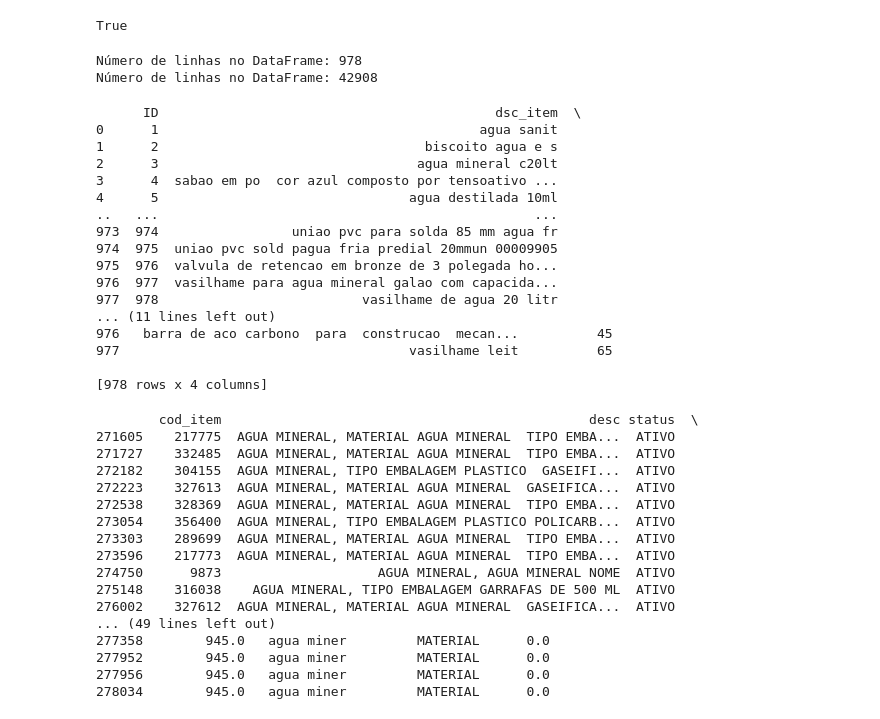
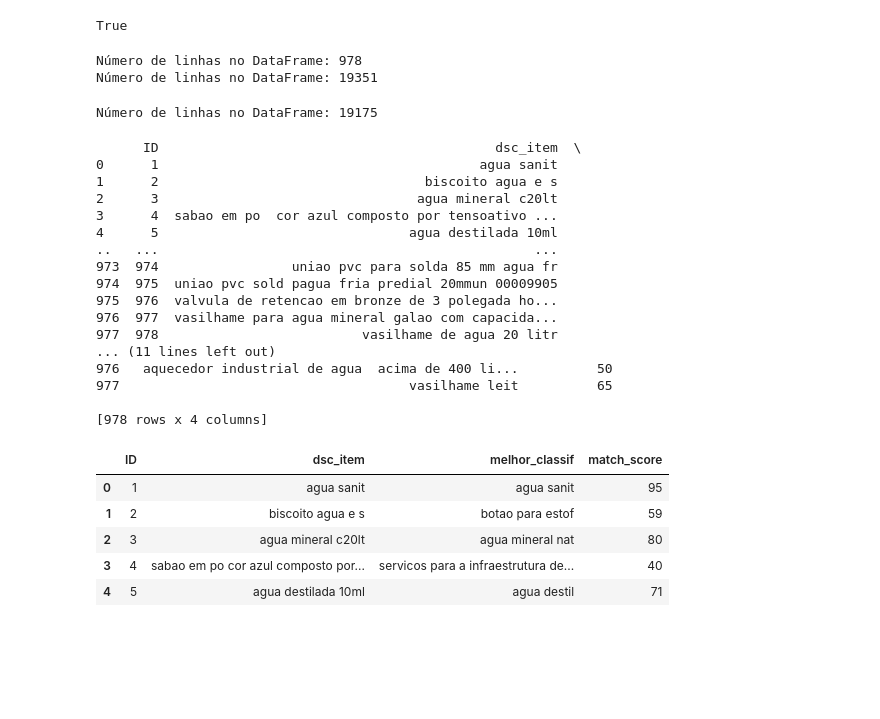
Before and after one commit to caiosousareis/NUS, a Jupyter notebook: Matching Fuzzy.ipynb, the cells around one changed output. Saved outputs shown, nothing was run; the diff lists cells and outputs as text; code cells hidden in the pictures; blank space fills up the shorter version.

```diff
--- a/Matching Fuzzy.ipynb
+++ b/Matching Fuzzy.ipynb
@@ -42,13 +42,35 @@ text['ID'] = range(1, len(text) + 1)
 num_linhas_text = len(text)
 print("Número de linhas no DataFrame:", num_linhas_text)
 
-origem_ID = origem_ID.drop(range(250000), axis=0)
-
+#origem_ID = origem_ID.drop(range(250000), axis=0)
+origem_ID = origem_ID.drop_duplicates(subset=["classif"], keep="first")
 num_linhas_classif = len(origem_ID)
 print("Número de linhas no DataFrame:", num_linhas_classif)
 # %% [output]
 Número de linhas no DataFrame: 978
-Número de linhas no DataFrame: 42908
+Número de linhas no DataFrame: 19351
+# %%
+valor_a_apagar = " ARMAMENTO"
+origem_ID=origem_ID[origem_ID["grupo"] != valor_a_apagar]
+
+valor_a_apagar1 = " MATERIAIS BELICOS NUCLEARES"
+origem_ID=origem_ID[origem_ID["grupo"] != valor_a_apagar1]
+
+valor_a_apagar2 = " EQUIPAMENTOS DE TIRO"
+origem_ID=origem_ID[origem_ID["grupo"] != valor_a_apagar2]
+
+valor_a_apagar3 = " MISSEIS GUIADOS"
+origem_ID=origem_ID[origem_ID["grupo"] != valor_a_apagar3]
+
+valor_a_apagar4 = " EQUIPAMENTOS PARA LANCAMENTOS, POUSO E MANOBRA DE AERONAVES"
+origem_ID=origem_ID[origem_ID["grupo"] != valor_a_apagar4]
+
+
+
+num_linhas= len(origem_ID)
+print("Número de linhas no DataFrame:", num_linhas)
+# %% [output]
+Número de linhas no DataFrame: 19175
 # %%
 #Limpando text.txt
 text['dsc_item'] = text['dsc_item'].astype(str)
@@ -90,6 +112,15 @@ for index, row in text.iterrows():
 
 # O DataFrame 'resultado' agora contém os resultados do matching fuzzy
 print(resultado)
+#Alterar Depois--------------------------------------------------------
+    # Crie um DataFrame temporário para esta linha
+    #temp_df = pd.DataFrame({'ID': [ID], 'dsc_item': [dsc_item_text], 'melhor_classif': [melhor_classif], 'match_score': [melhor_score]})
+
+    # Concatene o DataFrame temporário ao 'resultado'
+    #resultado = pd.concat([resultado, temp_df], ignore_index=True)
+
+# O DataFrame 'resultado' agora contém os resultados do matching fuzzy
+#print(resultado)
 # %% [output]
       ID                                           dsc_item  \
 0      1                                         agua sanit
@@ -104,39 +135,20 @@ print(resultado)
 976  977  vasilhame para agua mineral galao com capacida...
 977  978                          vasilhame de agua 20 litr
 ... (11 lines left out)
-976   barra de aco carbono  para  construcao  mecan...          45
+976   aquecedor industrial de agua  acima de 400 li...          50
 977                                     vasilhame leit          65
 
 [978 rows x 4 columns]
 # %%
-#nome_arquivo_saida = 'resultado_20_10.csv'
+nome_arquivo_saida = 'resultado_23_10.csv'
 # Use o método to_csv para salvar o DataFrame com o nome especificado
-#resultado.to_csv(nome_arquivo_saida, index=False)
+resultado.to_csv(nome_arquivo_saida, index=False)
 
-#resultado.head(5)
-
-valor_procurado = ' agua miner'
-
-# Use o método loc para localizar a linha
-linha_localizada = origem_ID.loc[origem_ID['classif'] == valor_procurado]
-
-# Imprima a linha localizada
-print(linha_localizada)
+resultado.head(5)
 # %% [output]
-        cod_item                                               desc status  \
-271605    217775  AGUA MINERAL, MATERIAL AGUA MINERAL  TIPO EMBA...  ATIVO
-271727    332485  AGUA MINERAL, MATERIAL AGUA MINERAL  TIPO EMBA...  ATIVO
-272182    304155  AGUA MINERAL, TIPO EMBALAGEM PLASTICO  GASEIFI...  ATIVO
-272223    327613  AGUA MINERAL, MATERIAL AGUA MINERAL  GASEIFICA...  ATIVO
-272538    328369  AGUA MINERAL, MATERIAL AGUA MINERAL  TIPO EMBA...  ATIVO
-273054    356400  AGUA MINERAL, TIPO EMBALAGEM PLASTICO POLICARB...  ATIVO
-273303    289699  AGUA MINERAL, MATERIAL AGUA MINERAL  TIPO EMBA...  ATIVO
-273596    217773  AGUA MINERAL, MATERIAL AGUA MINERAL  TIPO EMBA...  ATIVO
-274750      9873                    AGUA MINERAL, AGUA MINERAL NOME  ATIVO
-275148    316038    AGUA MINERAL, TIPO EMBALAGEM GARRAFAS DE 500 ML  ATIVO
-276002    327612  AGUA MINERAL, MATERIAL AGUA MINERAL  GASEIFICA...  ATIVO
-... (49 lines left out)
-277358        945.0   agua miner         MATERIAL      0.0
-277952        945.0   agua miner         MATERIAL      0.0
-277956        945.0   agua miner         MATERIAL      0.0
-278034        945.0   agua miner         MATERIAL      0.0
+|  | ID | dsc_item | melhor_classif | match_score |
+| 0 | 1 | agua sanit | agua sanit | 95 |
+| 1 | 2 | biscoito agua e s | botao para estof | 59 |
+| 2 | 3 | agua mineral c20lt | agua mineral nat | 80 |
+| 3 | 4 | sabao em po cor azul composto por... | servicos para a infraestrutura de... | 40 |
+| 4 | 5 | agua destilada 10ml | agua destil | 71 |
```
Also changed, not shown: parts of 1 cell of this notebook, 2 other files.
